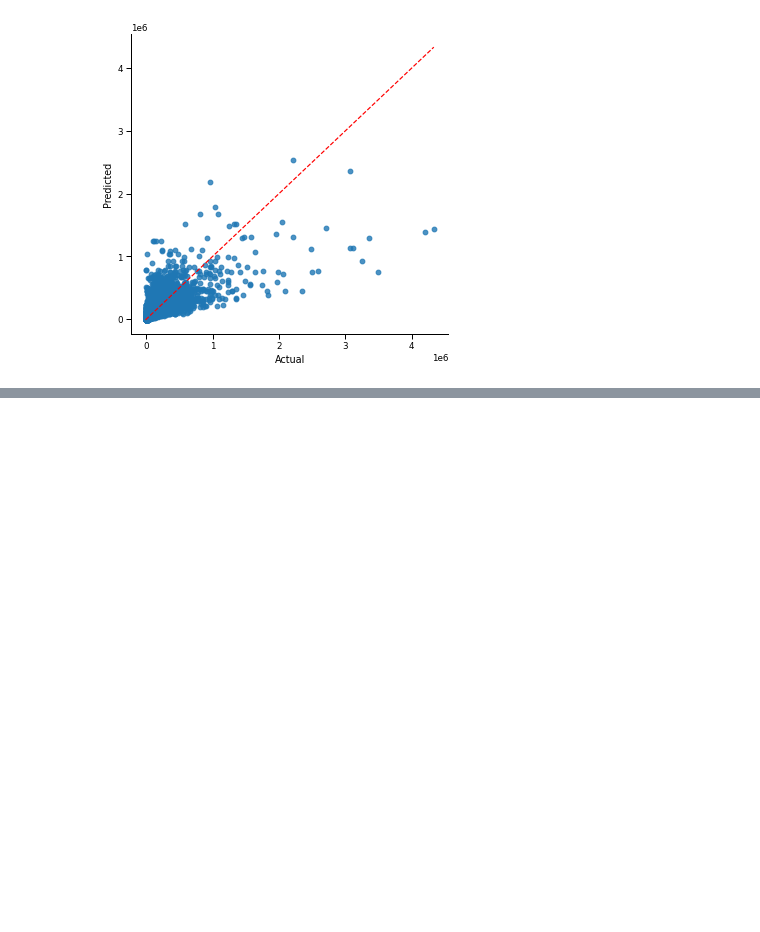
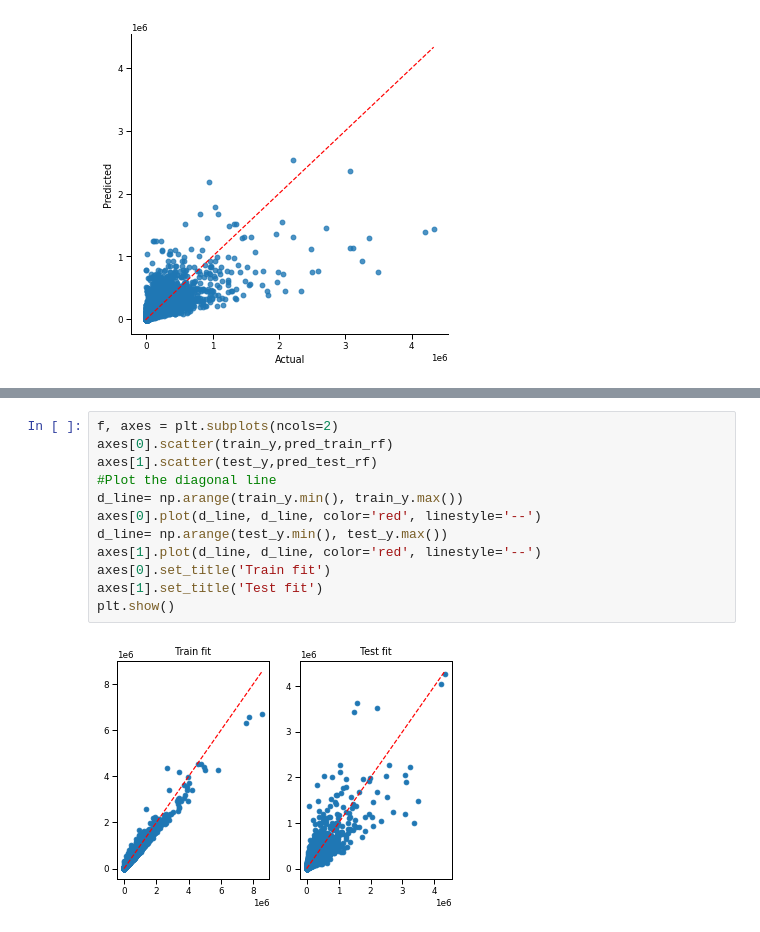
Before and after one commit to Jsakkos/nufeb-cyano-e-coli, a Jupyter notebook: notebooks/Multiple linear regression.ipynb, the cells around one changed output, grey strips where cells are left out. Drawn from its saved outputs; the diff is of its cells as text; blank space fills up the shorter version.

```diff
--- a/notebooks/Multiple linear regression.ipynb
+++ b/notebooks/Multiple linear regression.ipynb
@@ -335,0 +413,14 @@ print(r2_score(test_y, pred_test_rf))
+# %%
+f, axes = plt.subplots(ncols=2)
+axes[0].scatter(train_y,pred_train_rf)
+axes[1].scatter(test_y,pred_test_rf)
+#Plot the diagonal line
+d_line= np.arange(train_y.min(), train_y.max())
+axes[0].plot(d_line, d_line, color='red', linestyle='--')
+d_line= np.arange(test_y.min(), test_y.max())
+axes[1].plot(d_line, d_line, color='red', linestyle='--')
+axes[0].set_title('Train fit')
+axes[1].set_title('Test fit')
+plt.show()
+# %% [output]
+[figure, added]
```
Also changed, not shown: parts of 14 cells of this notebook.
